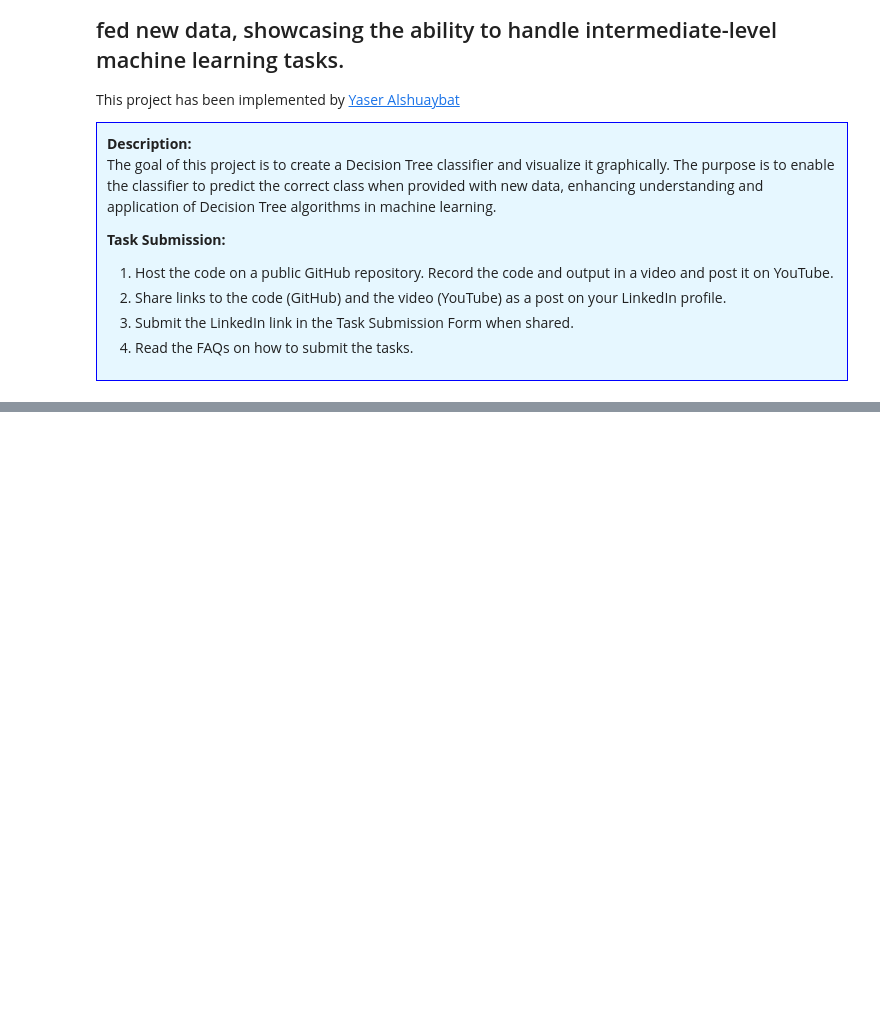
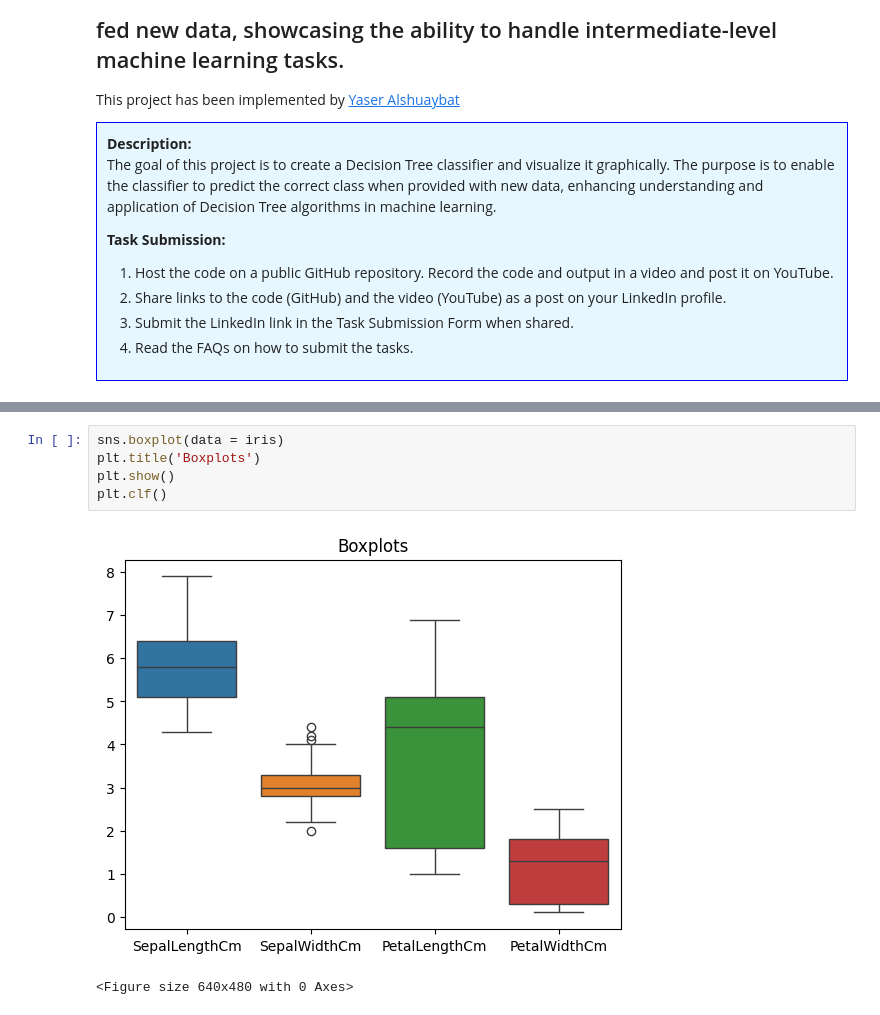
Before and after one commit to YSKAA423/Iris_Decision_Tree_Classifier, a Jupyter notebook: Iris_Decision_Tree_Classifier.ipynb, the cells around one changed output, grey strips where cells are left out. Drawn from its saved outputs; the diff is of its cells as text; blank space fills up the shorter version.

```diff
--- a/Iris_Decision_Tree_Classifier.ipynb
+++ b/Iris_Decision_Tree_Classifier.ipynb
@@ -16,0 +106,8 @@ This project has been implemented by [Yaser Alshuaybat](https://www.linkedin.com
+# %%
+sns.boxplot(data = iris)
+plt.title('Boxplots')
+plt.show()
+plt.clf()
+# %% [output]
+[figure, added]
+<Figure size 640x480 with 0 Axes>
```
Also changed, not shown: parts of 33 cells of this notebook.
